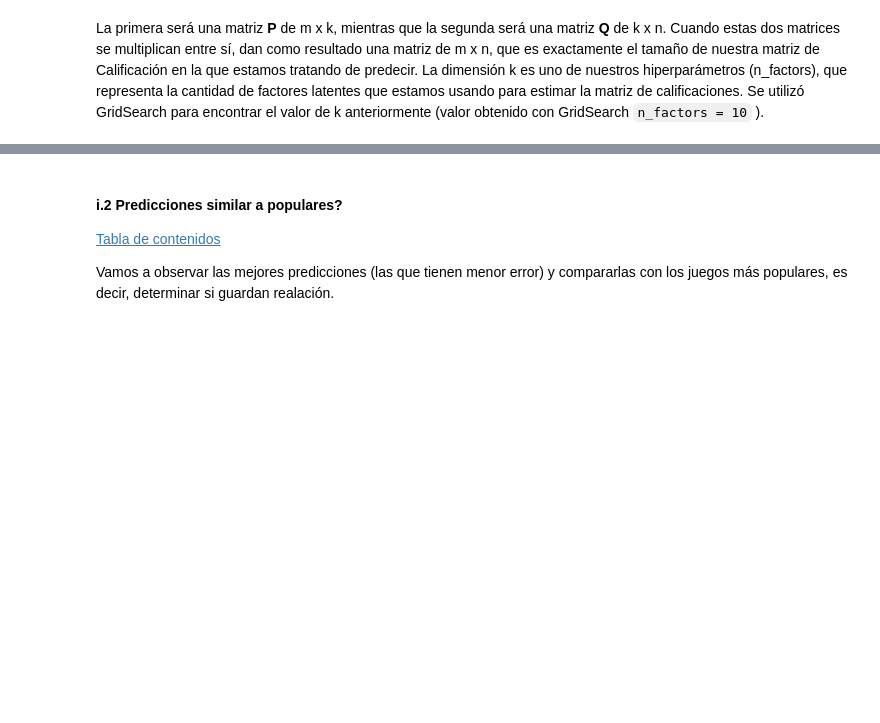
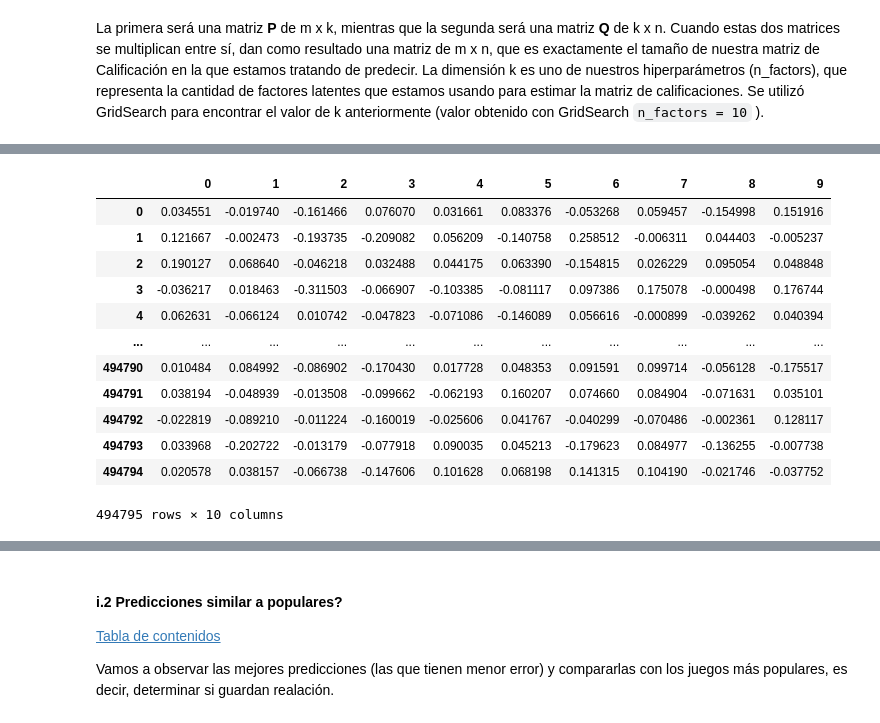
Before and after one commit to gonzalogperez/sistemas-recomendacion-steam, a Jupyter notebook: GonzaloGPerezProyecto_3.ipynb, the cells around one changed output, grey strips where cells are left out. Cells and saved outputs as stored; diff of their text form; code cells hidden in the pictures; blank space fills up the shorter version.

```diff
--- a/GonzaloGPerezProyecto_3.ipynb
+++ b/GonzaloGPerezProyecto_3.ipynb
@@ -2008 +2038,19 @@ qi(numpy array of size (n_items, n_factors))
+# %%
+# Matriz usuarios y factores elegidos <br>
+pu = pd.DataFrame(algo.pu)
+pu
+# %% [output]
+|  | 0 | 1 | 2 | 3 | 4 | 5 | 6 | 7 | 8 | 9 |
+| 0 | 0.034551 | -0.019740 | -0.161466 | 0.076070 | 0.031661 | 0.083376 | -0.053268 | 0.059457 | -0.154998 | 0.151916 |
+| 1 | 0.121667 | -0.002473 | -0.193735 | -0.209082 | 0.056209 | -0.140758 | 0.258512 | -0.006311 | 0.044403 | -0.005237 |
+| 2 | 0.190127 | 0.068640 | -0.046218 | 0.032488 | 0.044175 | 0.063390 | -0.154815 | 0.026229 | 0.095054 | 0.048848 |
+| 3 | -0.036217 | 0.018463 | -0.311503 | -0.066907 | -0.103385 | -0.081117 | 0.097386 | 0.175078 | -0.000498 | 0.176744 |
+| 4 | 0.062631 | -0.066124 | 0.010742 | -0.047823 | -0.071086 | -0.146089 | 0.056616 | -0.000899 | -0.039262 | 0.040394 |
+| ... | ... | ... | ... | ... | ... | ... | ... | ... | ... | ... |
+| 494790 | 0.010484 | 0.084992 | -0.086902 | -0.170430 | 0.017728 | 0.048353 | 0.091591 | 0.099714 | -0.056128 | -0.175517 |
+| 494791 | 0.038194 | -0.048939 | -0.013508 | -0.099662 | -0.062193 | 0.160207 | 0.074660 | 0.084904 | -0.071631 | 0.035101 |
+| 494792 | -0.022819 | -0.089210 | -0.011224 | -0.160019 | -0.025606 | 0.041767 | -0.040299 | -0.070486 | -0.002361 | 0.128117 |
+| 494793 | 0.033968 | -0.202722 | -0.013179 | -0.077918 | 0.090035 | 0.045213 | -0.179623 | 0.084977 | -0.136255 | -0.007738 |
+| 494794 | 0.020578 | 0.038157 | -0.066738 | -0.147606 | 0.101628 | 0.068198 | 0.141315 | 0.104190 | -0.021746 | -0.037752 |
+494795 rows × 10 columns
 # %%
```
Also changed, not shown: parts of 7 cells of this notebook.
